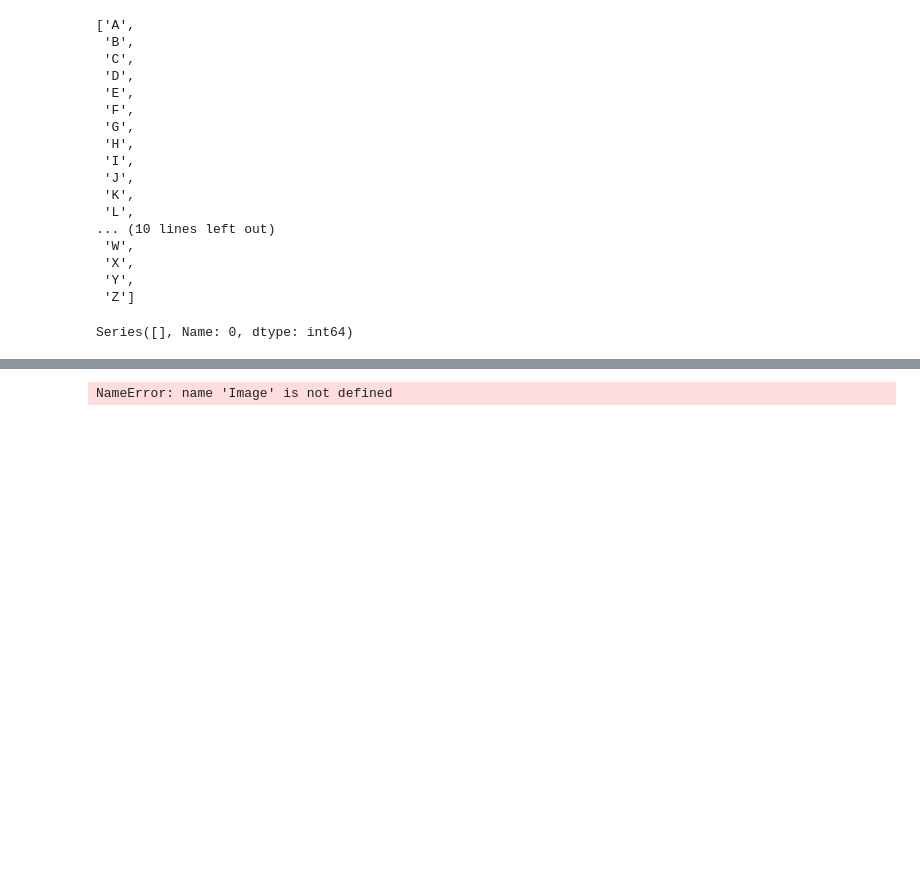
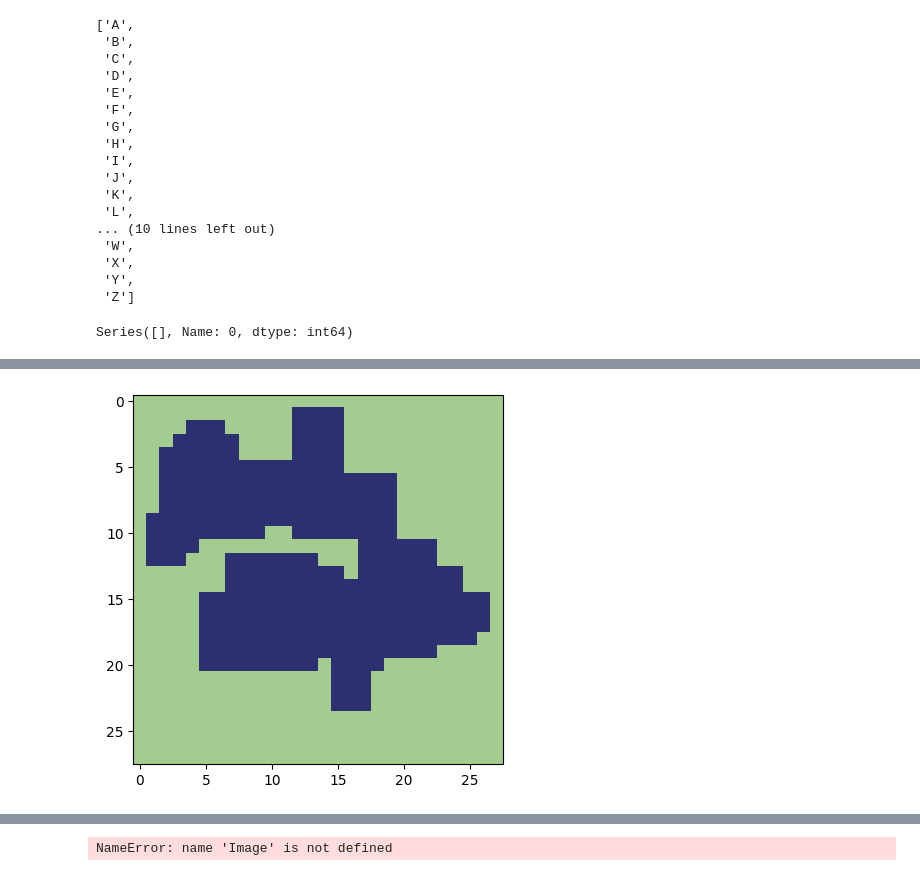
Before and after one commit to SamVirsik/FINAL-HANDWRITING, a Jupyter notebook: handwriting_reader.ipynb, the cells around one changed output, grey strips where cells are left out. Cells and saved outputs as stored; diff of their text form; code cells hidden in the pictures; blank space fills up the shorter version.

```diff
--- a/handwriting_reader.ipynb
+++ b/handwriting_reader.ipynb
@@ -256,0 +335,12 @@ Changed one
+# %%
+single_row_bool = pd.DataFrame(df_final.values.flatten()).T
+single_row_color = single_row_bool.applymap(lambda x: 255 if x else 0)
+single_row_color = single_row_color / 255
+
+plt.imshow(single_row_color.iloc[0].values.reshape(28, 28), cmap='crest')
+plt.show()
+
+pred_v = model.predict(np.array([single_row_color.iloc[0].values]))
+print('Model Prediction: ', letters[np.argmax(pred_v)])
+# %% [output]
+[figure, added]
```
Also changed, not shown: parts of 12 cells of this notebook.
